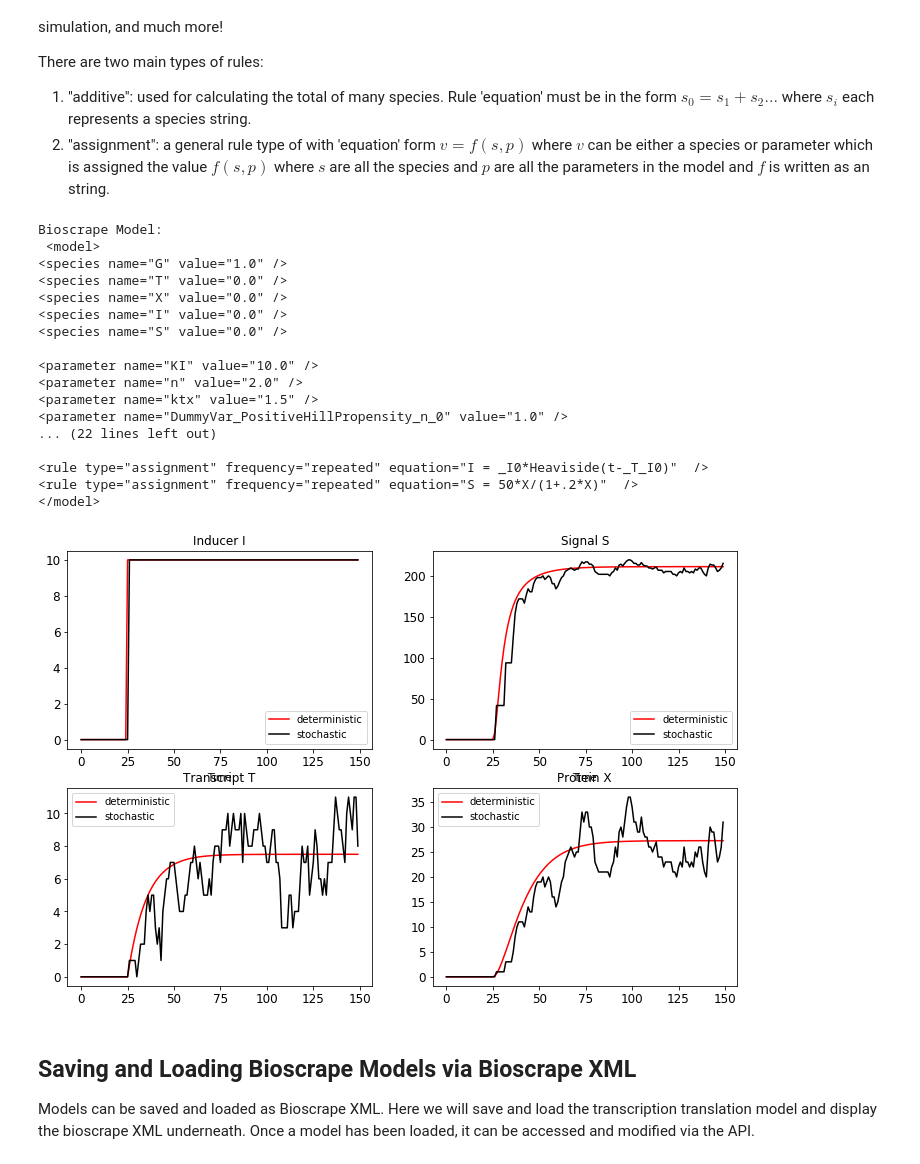
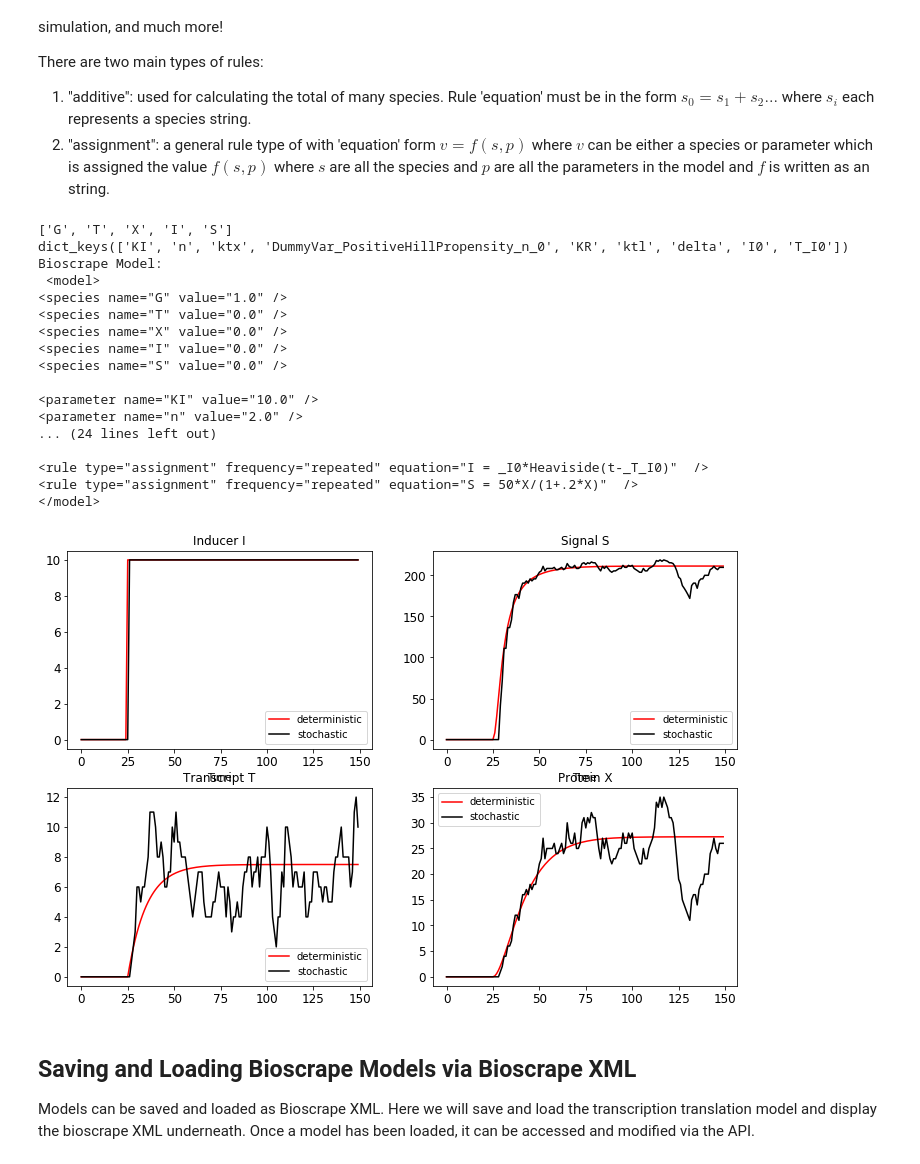
Before and after one commit to biocircuits/bioscrape, a Jupyter notebook: examples/Basic Examples - START HERE.ipynb, the cells around one changed output. Saved outputs shown, nothing was run; the diff lists cells and outputs as text; code cells hidden in the pictures.

```diff
--- a/examples/Basic Examples - START HERE.ipynb
+++ b/examples/Basic Examples - START HERE.ipynb
@@ -163,7 +163,9 @@ There are two main types of rules:
 1. "additive": used for calculating the total of many species. Rule 'equation' must be in the form $s_0 = s_1 + s_2 ...$ where $s_i$ each represents a species string.
 2. "assignment": a general rule type of with 'equation' form $v = f(s, p)$ where $v$ can be either a species or parameter which is assigned the value $f(s, p)$ where $s$ are all the species and $p$ are all the parameters in the model and $f$ is written as an string.
 # %%
-M = Model(species = species, parameters = params, reactions = rxns, initial_condition_dict = x0)
+#Add a new species "S" and "I" to the model. Note: by making S a species, it's output will be returned as a time-course.
+M = Model(species = species + ["S", "I"], parameters = params, reactions = rxns, initial_condition_dict = x0)
+
 #Create new parameters for rule 1. Model is now being modified
 M.create_parameter("I0", 10) #Inducer concentration
 M.create_parameter("T_I0", 25) #Initial time inducer is added
@@ -173,10 +175,13 @@ M.create_parameter("T_I0", 25) #Initial time inducer is added
 M.create_rule("assignment", {"equation":"I = _I0*Heaviside(t-_T_I0)"}) #"_" must be placed before param names, but not species.
 
 #Rule 2 will use constants in equations instead of new parameters.
-M.create_rule("assignment", {"equation":"S = 50*X/(1+.2*X)"}) #Species S is added automatically
+M.create_rule("assignment", {"equation":"S = 50*X/(1+.2*X)"})
 
 #reset the initial concentration of the inducer to 0
 M.set_species({"I":0})
+
+print(M.get_species_list())
+print(M.get_params())
 
 #Simulate the Model deterministically
 timepoints = np.arange(0, 150, 1.0)
@@ -202,38 +207,38 @@ plt.legend()
 plt.subplot(221)
 plt.title("Inducer I")
 plt.plot(timepoints, results_det["I"], label = "deterministic")
 plt.plot(timepoints, results_stoch["I"], label = "stochastic")
 plt.legend()
 plt.xlabel("Time")
 
 plt.subplot(222)
 plt.title("Signal S")
 plt.plot(timepoints, results_det["S"], label = "deterministic")
 plt.plot(timepoints, results_stoch["S"], label = "stochastic")
 plt.legend()
 plt.xlabel("Time")
-M.write_bioscrape_xml('models/txtl_bioscrape1.xml')
+#M.write_bioscrape_xml('models/txtl_bioscrape1.xml')
 f = open('models/txtl_bioscrape1.xml')
 print("Bioscrape Model:\n", f.read())
 # %% [output]
+['G', 'T', 'X', 'I', 'S']
+dict_keys(['KI', 'n', 'ktx', 'DummyVar_PositiveHillPropensity_n_0', 'KR', 'ktl', 'delta', 'I0', 'T_I0'])
 Bioscrape Model:
  <model>
 <species name="G" value="1.0" />
 <species name="T" value="0.0" />
 <species name="X" value="0.0" />
 <species name="I" value="0.0" />
 <species name="S" value="0.0" />
 
 <parameter name="KI" value="10.0" />
 <parameter name="n" value="2.0" />
-<parameter name="ktx" value="1.5" />
-<parameter name="DummyVar_PositiveHillPropensity_n_0" value="1.0" />
-... (22 lines left out)
+... (24 lines left out)
 
 <rule type="assignment" frequency="repeated" equation="I = _I0*Heaviside(t-_T_I0)"  />
 <rule type="assignment" frequency="repeated" equation="S = 50*X/(1+.2*X)"  />
 </model>
-[figure, old version]
+[figure, new version]
 # %% [markdown]
 ## Saving and Loading Bioscrape Models via Bioscrape XML
 
```
Also changed, not shown: parts of 7 cells of this notebook, 18 other files.
